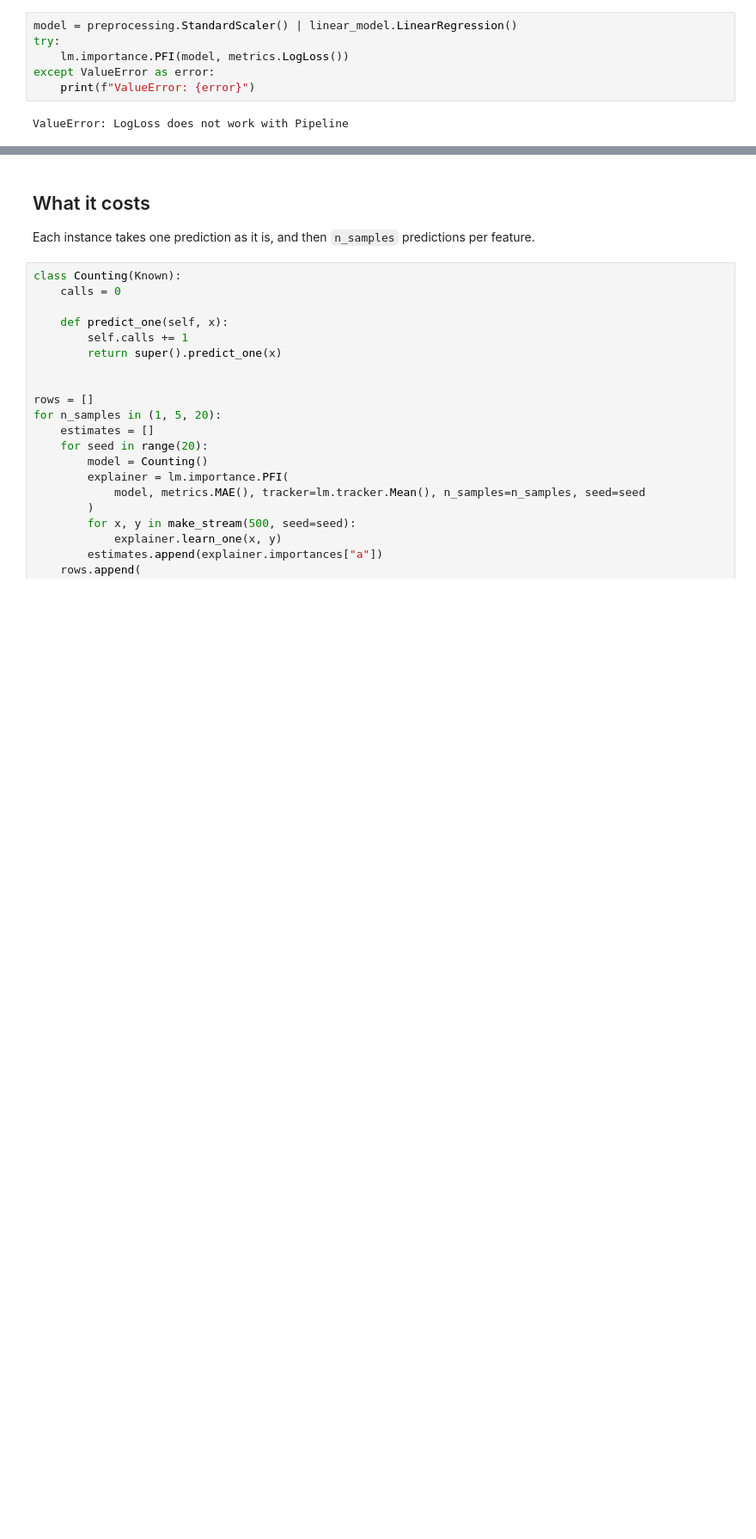
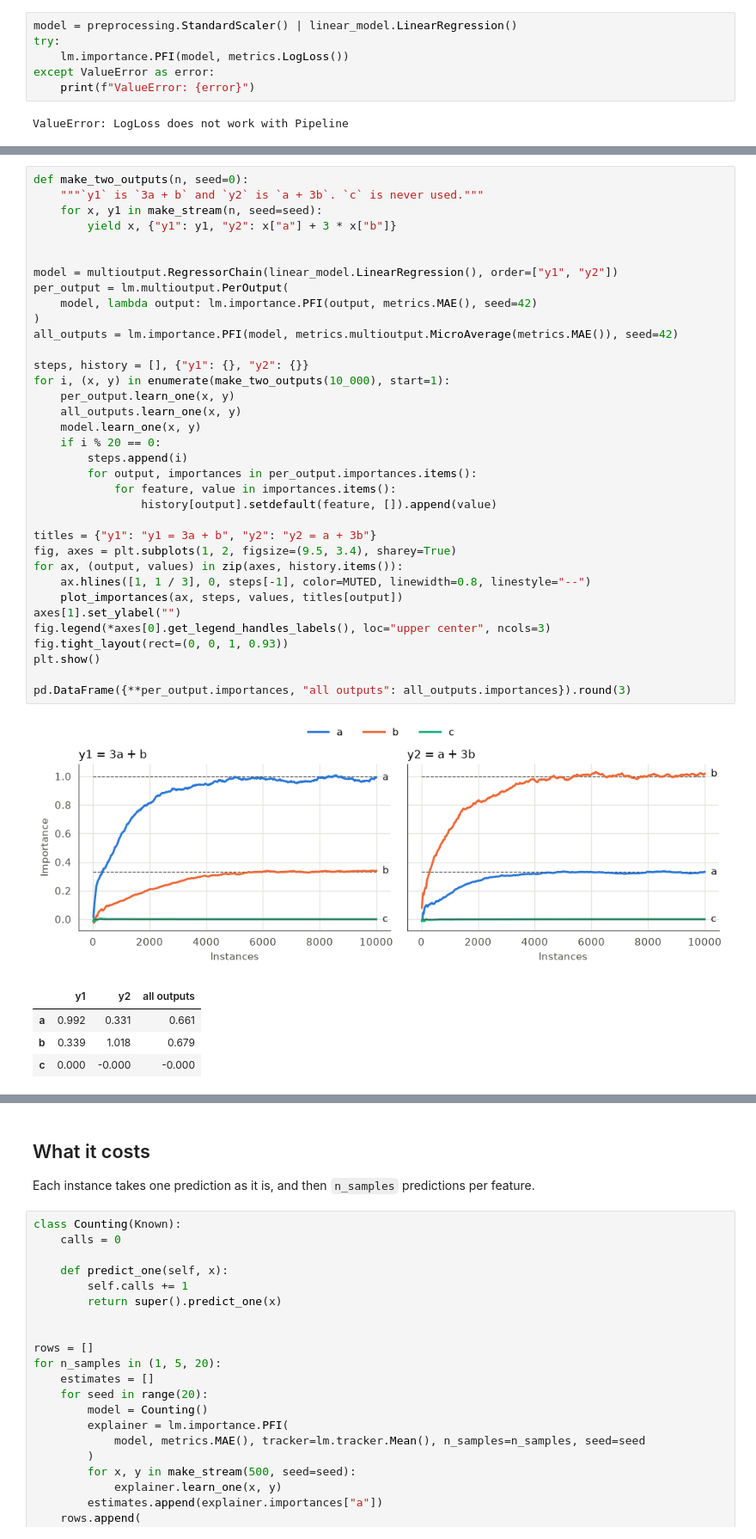
Before and after one commit to vitor-costa-garcia/limno, a Jupyter notebook: notebooks/01_how_pfi_works.ipynb, the cells around one changed output, grey strips where cells are left out. Shown at 86% size. Saved outputs shown, nothing was run; the diff lists cells and outputs as text; blank space fills up the shorter version.

```diff
--- a/notebooks/01_how_pfi_works.ipynb
+++ b/notebooks/01_how_pfi_works.ipynb
@@ -388,0 +399,41 @@ ValueError: LogLoss does not work with Pipeline
+# %%
+def make_two_outputs(n, seed=0):
+    """`y1` is `3a + b` and `y2` is `a + 3b`. `c` is never used."""
+    for x, y1 in make_stream(n, seed=seed):
+        yield x, {"y1": y1, "y2": x["a"] + 3 * x["b"]}
+
+
+model = multioutput.RegressorChain(linear_model.LinearRegression(), order=["y1", "y2"])
+per_output = lm.multioutput.PerOutput(
+    model, lambda output: lm.importance.PFI(output, metrics.MAE(), seed=42)
+)
+all_outputs = lm.importance.PFI(model, metrics.multioutput.MicroAverage(metrics.MAE()), seed=42)
+
+steps, history = [], {"y1": {}, "y2": {}}
+for i, (x, y) in enumerate(make_two_outputs(10_000), start=1):
+    per_output.learn_one(x, y)
+    all_outputs.learn_one(x, y)
+    model.learn_one(x, y)
+    if i % 20 == 0:
+        steps.append(i)
+        for output, importances in per_output.importances.items():
+            for feature, value in importances.items():
+                history[output].setdefault(feature, []).append(value)
+
+titles = {"y1": "y1 = 3a + b", "y2": "y2 = a + 3b"}
+fig, axes = plt.subplots(1, 2, figsize=(9.5, 3.4), sharey=True)
+for ax, (output, values) in zip(axes, history.items()):
+    ax.hlines([1, 1 / 3], 0, steps[-1], color=MUTED, linewidth=0.8, linestyle="--")
+    plot_importances(ax, steps, values, titles[output])
+axes[1].set_ylabel("")
+fig.legend(*axes[0].get_legend_handles_labels(), loc="upper center", ncols=3)
+fig.tight_layout(rect=(0, 0, 1, 0.93))
+plt.show()
+
+pd.DataFrame({**per_output.importances, "all outputs": all_outputs.importances}).round(3)
+# %% [output]
+[figure, added]
+|  | y1 | y2 | all outputs |
+| a | 0.992 | 0.331 | 0.661 |
+| b | 0.339 | 1.018 | 0.679 |
+| c | 0.000 | -0.000 | -0.000 |
```
Also changed, not shown: parts of 5 cells of this notebook, 12 other files.
